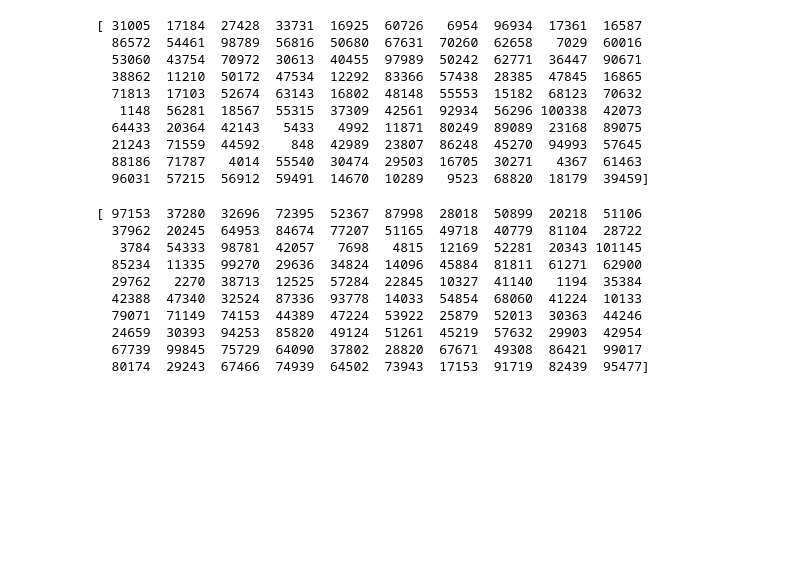
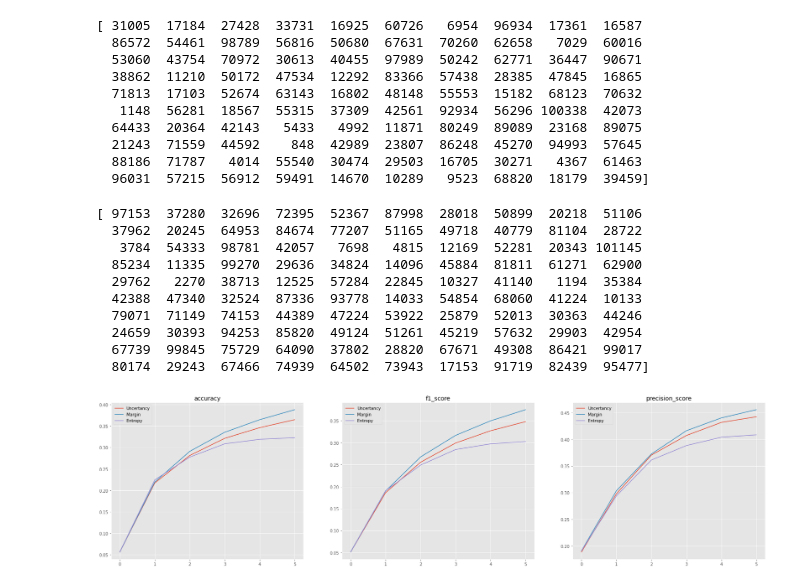
Before and after one commit to TOPAPEC/coursework, a Jupyter notebook: Suggester_dataset_analysis.ipynb, the cells around one changed output. Drawn from its saved outputs; the diff is of its cells as text; code cells hidden in the pictures; blank space fills up the shorter version.

Commit message:
First working version of streamlit datavis and metricplot.py

```diff
--- a/Suggester_dataset_analysis.ipynb
+++ b/Suggester_dataset_analysis.ipynb
@@ -66,7 +66,7 @@ class FindZeroSamples:
         return np.count_nonzero(np.all(abs(X) < self.epsilon, axis=1))
 # %%
 def import_dataset():
-    le = preprocessing.LabelEncoder()
+    le = LabelEncoder()
     vectorized_output_path = "selfpost/vectorized.npy"
     vectorized_labels_output_path = "selfpost/vectorized_labels.npy"
     with open(vectorized_output_path, "rb") as vect_X, open(vectorized_labels_output_path, "rb") as vect_y:
@@ -280,7 +280,7 @@ def _nearest_neighbours_to_entropy(nearest_neighbours: np.ndarray, min_bins: int
 def disputable_points(classifier: BaseEstimator, X: modALinput,
                                index: IndexFlatL2, n_nearest: int = 100,
                                n_instances: int = 1, random_tie_break: bool = False,
-                               **uncertainty_measure_kwargs):
+                               **disputable_points_kwargs):
     dist, ind = index.search(X, n_nearest)
     entropies = _nearest_neighbours_to_entropy(classifier.y_training[ind], np.unique(classifier.y_training).shape[0])
     if not random_tie_break:
@@ -298,0 +344,8 @@ print(query_idx)
+# %%
+def eval_method(learner: ActiveLearner, X_test, y_test, epochs: int, **method_kwargs) -> pd.DataFrame:
+    metrics = evaluate_metrics(learner, X_test, y_test)
+    for epoch in range(epochs):
+        query_idx, query_inst = learner.query(X_test.astype(np.float32), index=index, **method_kwargs)
+        learner.teach(X_test[query_idx], y_test[query_idx])
+        metrics = pd.concat([metrics, evaluate_metrics(learner, X_test, y_test)])
+    return metrics
@@ -298,0 +384,34 @@ print(query_idx)
+# %%
+import matplotlib as mpl
+from typing import Tuple, List
+from matplotlib import pyplot as plt
+
+def _transform_metrics(labels: List[str], metrics: List[pd.DataFrame]) -> Tuple[List[str], List[pd.DataFrame]]:
+    metric_labels = []
+    metric_dfs = []
+    for metric in metrics[0].columns:
+        dataframe = pd.DataFrame()
+        for method_name, method_metrics in zip(labels, metrics):
+            dataframe[method_name] = method_metrics[metric]
+        metric_labels.append(metric)
+        metric_dfs.append(dataframe.reset_index(drop=True))
+    return (metric_labels, metric_dfs)
+
+
+def plot_metrics(labels_metrics: Tuple[List[str], List[pd.DataFrame]], plot_size=(9.5,7)):
+    mpl.style.use('ggplot')
+    labels, metrics = labels_metrics
+    desired_shape = metrics[0].shape
+    assert(len(labels) == len(metrics))
+    for metric in metrics:
+        assert metric.shape == desired_shape
+    plot_number = len(labels)
+    fig_size = (plot_size[0] * plot_number, plot_size[1])
+    fig, axs = plt.subplots(ncols=plot_number, figsize=fig_size)
+    (metric_labels, metric_dfs) = _transform_metrics(labels, metrics)
+    for metric_label, metric_df, ax in zip(metric_labels, metric_dfs, axs):
+        metric_df.plot(ax=ax, title=metric_label)
+# %%
+plot_metrics((labels, metrics))
+# %% [output]
+[figure, added]
```
Also changed, not shown: parts of 8 cells of this notebook, 6 other files.
